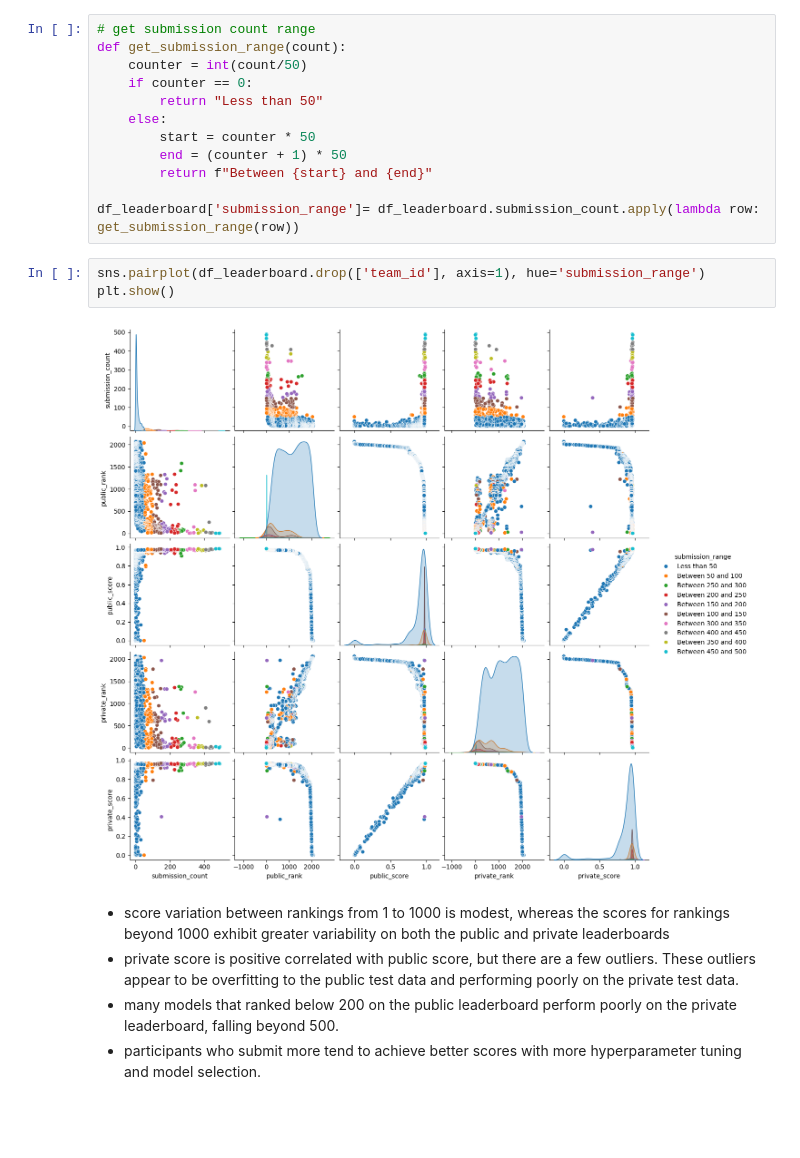
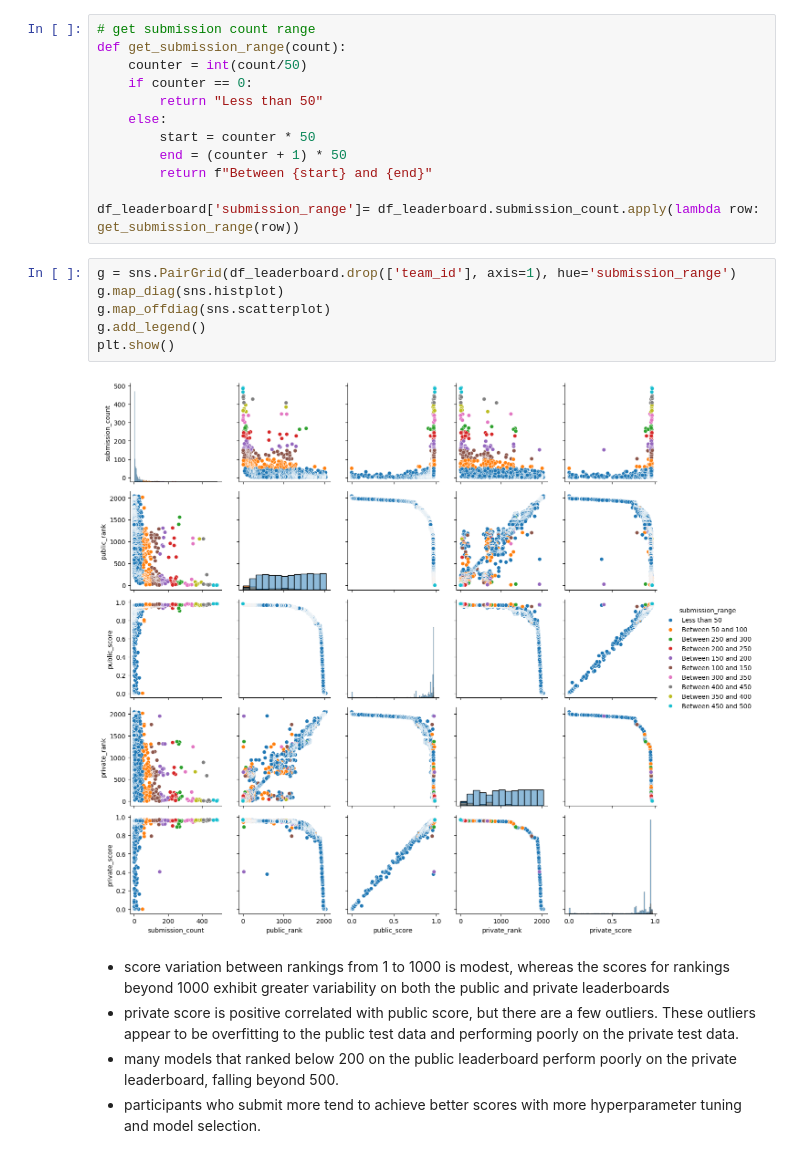
Before and after one commit to Bsting/pii-data-detection, a Jupyter notebook: leaderboard-eda.ipynb, the cells around one changed output. Drawn from its saved outputs; the diff is of its cells as text; blank space fills up the shorter version.

Commit message:
Update leaderboard-eda notebook and add leaderboard data

```diff
--- a/leaderboard-eda.ipynb
+++ b/leaderboard-eda.ipynb
@@ -152,10 +153,13 @@ def get_submission_range(count):
 
 df_leaderboard['submission_range']= df_leaderboard.submission_count.apply(lambda row: get_submission_range(row))
 # %%
-sns.pairplot(df_leaderboard.drop(['team_id'], axis=1), hue='submission_range')
+g = sns.PairGrid(df_leaderboard.drop(['team_id'], axis=1), hue='submission_range')
+g.map_diag(sns.histplot)
+g.map_offdiag(sns.scatterplot)
+g.add_legend()
 plt.show()
 # %% [output]
-[figure, old version]
+[figure, new version]
 # %% [markdown]
 - score variation between rankings from 1 to 1000 is modest, whereas the scores for rankings beyond 1000 exhibit greater variability on both the public and private leaderboards
 - private score is positive correlated with public score, but there are a few outliers. These outliers appear to be overfitting to the public test data and performing poorly on the private test data.
```
Also changed, not shown: parts of 15 cells of this notebook, 1 other file.
